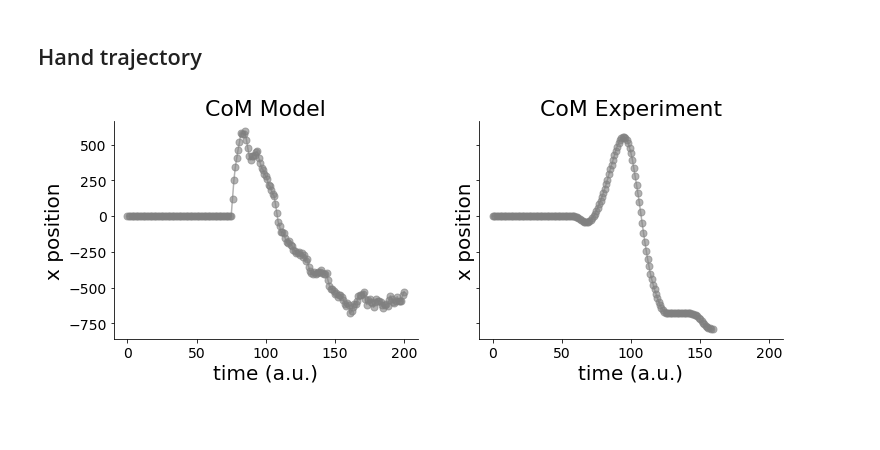
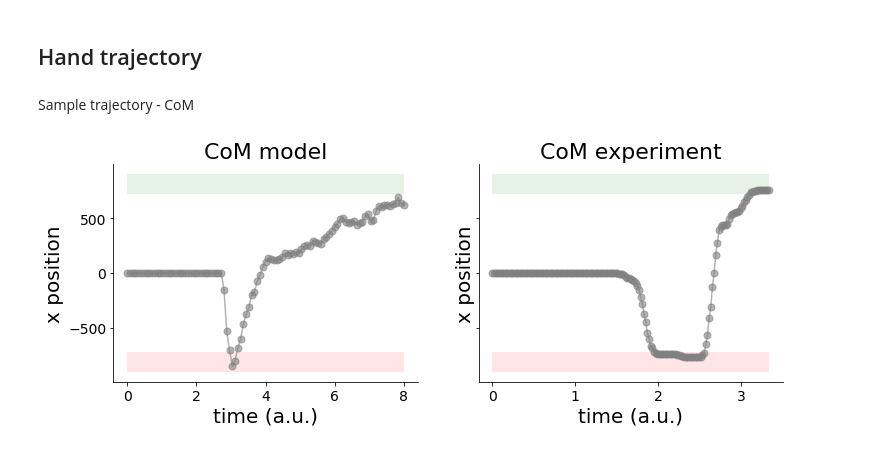
Before and after one commit to nidstigator/com_fixed_duration, a Jupyter notebook: plotting_code/notebooks/model_exp_sidebyside.ipynb, the cells around one changed output. Drawn from its saved outputs; the diff is of its cells as text; code cells hidden in the pictures; blank space fills up the shorter version.

Commit message:
lots of fixes for trajectories plotting- now plottinc CoM and non-CoM. Mean trajectories still in progress

```diff
--- a/plotting_code/notebooks/model_exp_sidebyside.ipynb
+++ b/plotting_code/notebooks/model_exp_sidebyside.ipynb
@@ -17,12 +17,9 @@ mpl.matplotlib_fname();
 ## Read choices and dynamics data for experiment 1 and 2
 # %%
 dr = data_reader.DataReader()
-
+index = ['subj_id', 'session_no', 'block_no', 'trial_no']
 # if Exp1 and Exp2 data need to be plotted alongside each other, read those data into separate dataframes
 choices_1,dynamics_1 = dr.get_data(path='../../data/experimental_data/exp1/', stim_viewing=False)
-
-choices_2,dynamics_2 = dr.get_data(path='../../data/experimental_data/exp2/', stim_viewing=False)
-
 choices_1.reset_index(inplace=True)
 # %% [markdown]
 ## Function to plot neural activities
@@ -476,14 +473,10 @@ def post_process_trajectory(traj, n_steps, traj_type):
     # Make the sampling time intervals regular
     n = np.arange(0, n_steps + 1)
     t_regular = np.linspace(traj.timestamp.min(), traj.timestamp.max(), n_steps + 1)
-    if(traj_type == 'mouse'):
-        mouse_x_interp = np.interp(t_regular, traj.timestamp.values, traj.mouse_x.values)
-        traj_interp = pd.DataFrame([n, t_regular, mouse_x_interp]).transpose()
-        traj_interp.columns = ['n', 'timestamp', 'mouse_x']
-    if(traj_type == 'eye'):
-        eye_x_interp = np.interp(t_regular, traj.timestamp.values, traj.eye_x.values)
-        traj_interp = pd.DataFrame([n, t_regular, eye_x_interp]).transpose()
-        traj_interp.columns = ['n', 'timestamp', 'eye_x']
+    mouse_x_interp = np.interp(t_regular, traj.timestamp.values, traj.mouse_x.values)
+    traj_interp = pd.DataFrame([n, t_regular, mouse_x_interp]).transpose()
+    traj_interp.columns = ['n', 'timestamp', 'mouse_x']
+
 
     return traj_interp
 # %%
@@ -540,7 +547,13 @@ def plot_example_traj_x(dynamics, traj_type):
     plt.savefig(save_fig, bbox_inches='tight')
 # %% [markdown]
 ## Hand trajectory
-# %%
-plot_example_traj_x(dynamics_2, 'mouse')
-# %% [output]
-[figure, removed]
+# %% [markdown]
+Sample trajectory - CoM
+# %%
+correct = True
+com = True
+coherence = 0.032
+
+plot_example_traj_x(dynamics_1, choices_1, 'mouse', correct, com, coherence)
+# %% [output]
+[figure, added]
```
Also changed, not shown: parts of 5 cells of this notebook, 4 other files.
